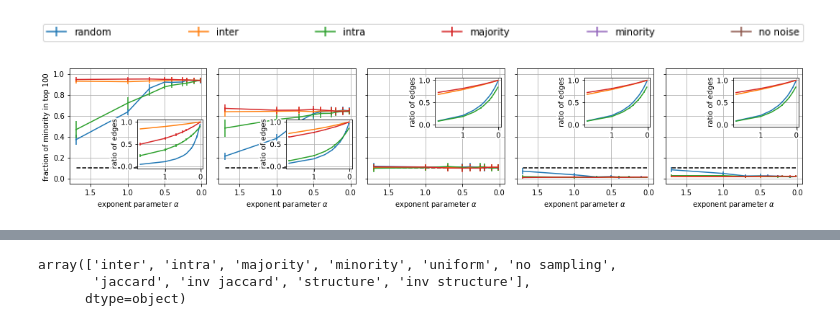
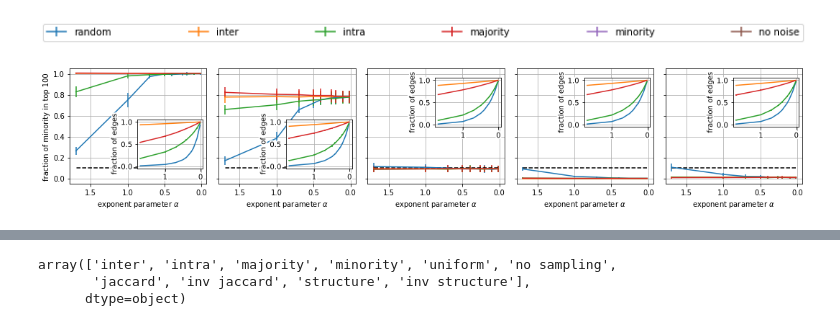
Before and after one commit to Feelx234/unnet, a Jupyter notebook: notebooks/submission_plots_BA.ipynb, the cells around one changed output, grey strips where cells are left out. Saved outputs shown, nothing was run; the diff lists cells and outputs as text; code cells hidden in the pictures.

```diff
--- a/notebooks/submission_plots_BA.ipynb
+++ b/notebooks/submission_plots_BA.ipynb
@@ -12,7 +12,7 @@ from unnet.visualize import *
 from unnet.centralities import *
 # %%
 n=10000
-m=1
+m=5
 repetitions=100
 minority_size=0.1
 show_std=True
@@ -236,7 +236,9 @@ Index(['n', 'm', 'minority_fraction', 'homophily', 'retain_matrix',
 # %%
 result_all['rate']=result_all.retain_matrix.apply(np.min)
 # %%
-filetype='png'
+filetype='pdf'
+# %%
+show_insets=True
 # %%
 
 from matplotlib.transforms import IdentityTransform, TransformedBbox
@@ -345,9 +349,10 @@ from matplotlib.transforms import IdentityTransform, TransformedBbox
 def by_name(result_all, name):
     return result_all[result_all.sampler_name == name]
 hs = [0.1,0.25, 0.5,0.75,0.9]
+#hs = [0.25, 0.5,0.75]
 from mpl_toolkits.axes_grid.inset_locator import (inset_axes, InsetPosition,
                                                   mark_inset)
-fig, axs = plt.subplots(1, len(hs),figsize=(15, 3), sharey=True)
+fig, axs = plt.subplots(1, len(hs),figsize=(3*len(hs), 3), sharey=True)
 fig.set_tight_layout(True)
 for ax, h in zip(axs, hs):
 
@@ -373,58 +378,59 @@ for ax, h in zip(axs, hs):
     ax.grid(True)
 axs[0].set_ylabel(f"fraction of minority in top {100}")
 #axs[0].legend(fontsize=16)
 #plt.show()
 import matplotlib.patches as patches
 axs2 = []
 locs = [4,4,1,1,1]
-for ax,loc in zip(axs, locs):
-    #ax.add_patch(patches.Rectangle((0.2,0.1),0.6,0.5, fc="red"))
-    ax2 =  inset_axes(ax, width="60%", height="50%", loc=loc, bbox_to_anchor=(.2, .1, .8, 0.85),
-                   bbox_transform=ax.transAxes,)
-    axs2.append(ax2)
+if show_insets:
+    for ax,loc in zip(axs, locs):
+        #ax.add_patch(patches.Rectangle((0.2,0.1),0.6,0.5, fc="red"))
+        ax2 =  inset_axes(ax, width="60%", height="50%", loc=loc, bbox_to_anchor=(.2, .1, .8, 0.85),
+                       bbox_transform=ax.transAxes,)
+        axs2.append(ax2)
 
 
-for ax, h in zip(axs2, hs):
-    plot_num_edges_outer({
-        #'uniform' : (by_name(result_all,'inter'), 'desired_fraction'),
-#        'structure' : (result2,'alpha'),
-        'jaccard' : (by_name(result_all,'jaccard'),'alpha'),
-        'inv jaccard' : (by_name(result_all,'inv jaccard'),'alpha'),
-         'structure' : (by_name(result_all, 'structure'),'alpha'),
-        'inv structure' : (by_name(result_all, 'inv structure'),'alpha'),
-#        'majority' : (by_name(result_all,'majority'),'rate'),
-#        'minority' : (by_name(result_all,'minority'),'rate'),
-#        'jaccard' : (result5, 'alpha')
-    },
-   h=h,
-    ax=ax)
-    ax.set_xlim((ax.get_xlim()[1], ax.get_xlim()[0]))
-    #ax.set_xlabel(r"retain parameter $\rho$")
-    ax.set_ylabel(r"ratio of edges")
-    ax.grid(True)
+    for ax, h in zip(axs2, hs):
+        plot_num_edges_outer({
+            #'uniform' : (by_name(result_all,'inter'), 'desired_fraction'),
+    #        'structure' : (result2,'alpha'),
+            'jaccard' : (by_name(result_all,'jaccard'),'alpha'),
+            'inv jaccard' : (by_name(result_all,'inv jaccard'),'alpha'),
+             'structure' : (by_name(result_all, 'structure'),'alpha'),
+            'inv structure' : (by_name(result_all, 'inv structure'),'alpha'),
+    #        'majority' : (by_name(result_all,'majority'),'rate'),
+    #        'minority' : (by_name(result_all,'minority'),'rate'),
+    #        'jaccard' : (result5, 'alpha')
+        },
+       h=h,
+        ax=ax)
+        ax.set_xlim((ax.get_xlim()[1], ax.get_xlim()[0]))
+        #ax.set_xlabel(r"retain parameter $\rho$")
+        ax.set_ylabel(r"fraction of edges")
+        ax.grid(True)
 
 for ax2 in axs2:
     linewidth=4
     from matplotlib.patheffects import withStroke
     plt.setp(ax2.yaxis.get_majorticklabels(),
              path_effects=[withStroke(foreground="w", linewidth=4)])
     plt.setp(ax2.xaxis.get_majorticklabels(),
              path_effects=[withStroke(foreground="w", linewidth=4)])
     plt.setp(ax2.yaxis.get_label(),
              path_effects=[withStroke(foreground="w", linewidth=4)])
 
 #axs[0].set_ylabel(f"number of edges")
 #axs[0].legend(fontsize=16)
 plt.show()
 
 
 if True: # enable saving here
     for i,(ax, h) in enumerate(zip(axs, hs)):
         box = ax.get_tightbbox(fig.canvas.get_renderer()).expanded(1.02,1).transformed(fig.dpi_scale_trans.inverted())
         #box = full_extent(ax,0.01).transformed(fig.dpi_scale_trans.inverted())
-        fig.savefig(f'by_retain_alpha{i}.'+filetype, bbox_inches=box)
+        fig.savefig(f'by_retain_alpha_{round(h*100)}.'+filetype, bbox_inches=box, dpi=300)
 # %% [output]
-[figure, old version]
+[figure, new version]
 # %%
 fig, legend_ax = plt.subplots(1, 1,figsize=(11, 0.5), sharey=True)
 #fig.set_facecolor("black")
```
Also changed, not shown: parts of 7 cells of this notebook, 3 other files.
